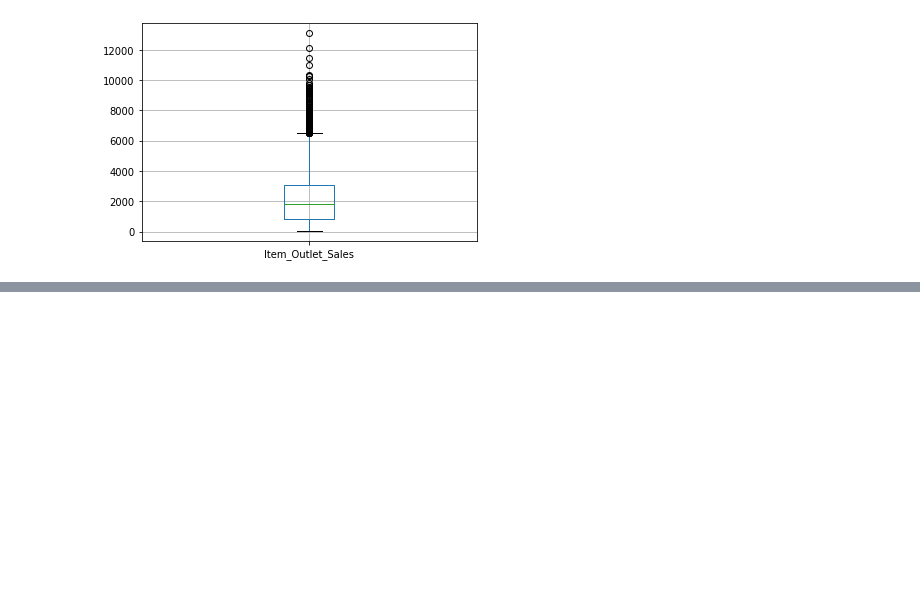
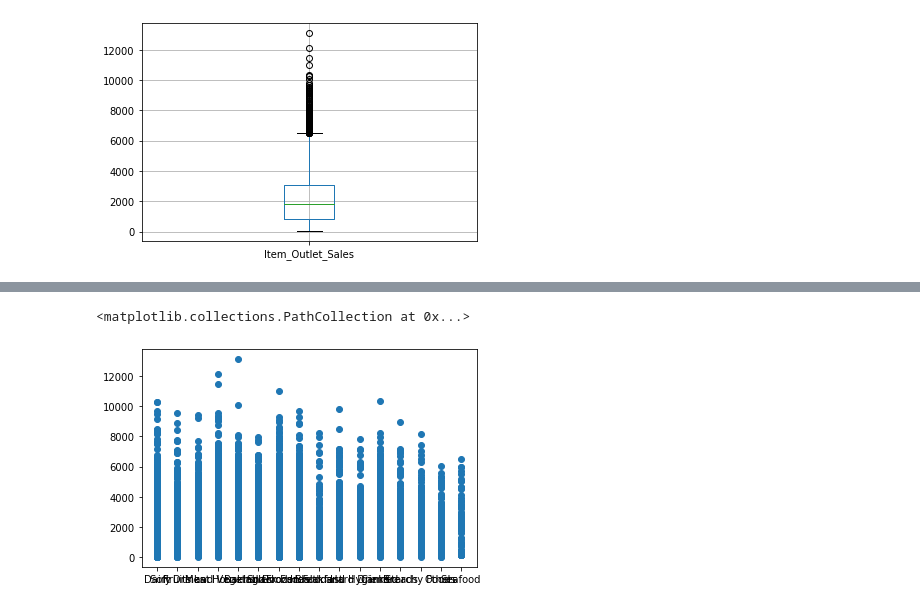
Before and after one commit to ghamanjain/Big-Mart-Sales, a Jupyter notebook: Big_Mart_Sales_Analysis.ipynb, the cells around one changed output, grey strips where cells are left out. Cells and saved outputs as stored; diff of their text form; code cells hidden in the pictures; blank space fills up the shorter version.

```diff
--- a/Big_Mart_Sales_Analysis.ipynb
+++ b/Big_Mart_Sales_Analysis.ipynb
@@ -188,0 +206,5 @@ df.boxplot(column='Item_Outlet_Sales')
+# %%
+plt.scatter(df['Item_Type'],df['Item_Outlet_Sales']) #4th
+# %% [output]
+<matplotlib.collections.PathCollection at 0x...>
+[figure, added]
```
Also changed, not shown: parts of 16 cells of this notebook.
